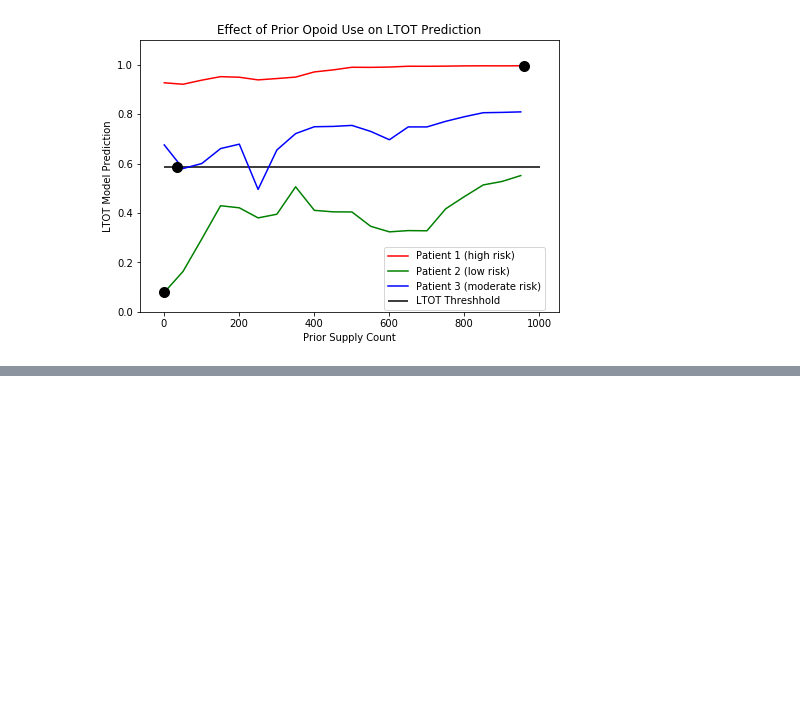
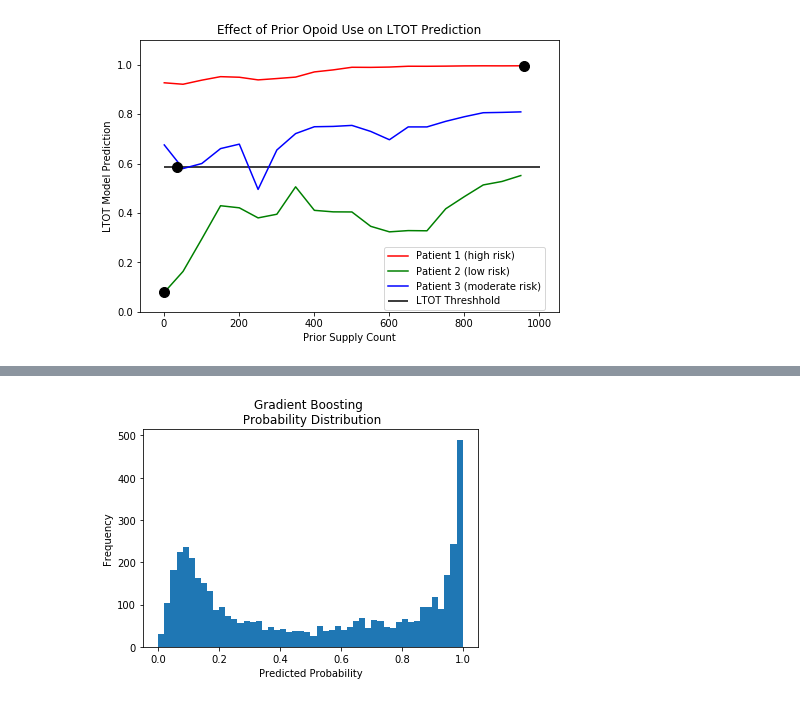
Before and after one commit to chenson2018/Humana-Mays-Competition, a Jupyter notebook: Final Model/Three Patients.ipynb, the cells around one changed output, grey strips where cells are left out. Cells and saved outputs as stored; diff of their text form; code cells hidden in the pictures; blank space fills up the shorter version.

```diff
--- a/Final Model/Three Patients.ipynb
+++ b/Final Model/Three Patients.ipynb
@@ -592,0 +586,7 @@ plt.show()
+# %%
+predictions['LGB'].plot(kind = 'hist', bins = 50)
+plt.title('Gradient Boosting \n Probability Distribution')
+plt.xlabel('Predicted Probability')
+plt.savefig("gb.png", dpi=750)
+# %% [output]
+[figure, added]
```
Also changed, not shown: parts of 29 cells of this notebook, 13 other files.
